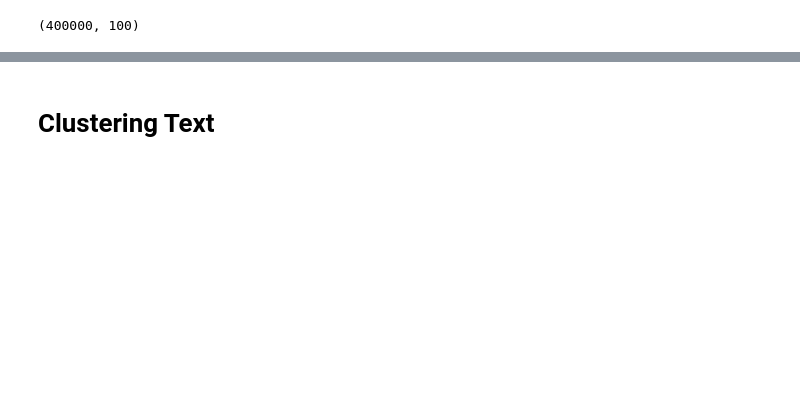
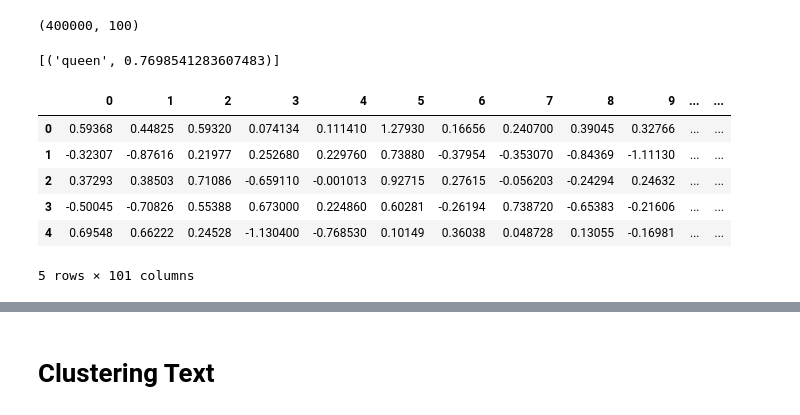
Before and after one commit to VarunDS/dso-599-text-analytics-nlp, a Jupyter notebook: week7/Dimensionality Reduction and Clustering.ipynb, the cells around one changed output, grey strips where cells are left out. Cells and saved outputs as stored; diff of their text form; code cells hidden in the pictures; blank space fills up the shorter version.

```diff
--- a/week7/Dimensionality Reduction and Clustering.ipynb
+++ b/week7/Dimensionality Reduction and Clustering.ipynb
@@ -219,12 +254,29 @@ from gensim.models import KeyedVectors
 filename = 'glove.6B.100d.txt.word2vec'
 model = KeyedVectors.load_word2vec_format(filename, binary=False)
 # calculate: (king - man) + woman = ?
+result = model.most_similar(positive=['woman', 'king'], negative=['man'], topn=1)
+print(result)
+# %% [output]
+[('queen', 0.7698541283607483)]
 # %%
 words = ["woman", "king", "man", "queen", "puppy", "kitten", "cat",
          "quarterback", "football", "stadium", "touchdown",
          "dog", "government", "tax", "federal", "judicial", "elections",
          "avocado", "tomato", "pear", "championship", "playoffs"]
 
-# load word vectors in Pandas dataframe
+vectors = [model.wv[word] for word in words]
+
+import pandas as pd
+vector_df = pd.DataFrame(vectors)
+vector_df["word"] = words
+vector_df.head()
+# %% [output]
+|  | 0 | 1 | 2 | 3 | 4 | 5 | 6 | 7 | 8 | 9 | ... | ... |
+| 0 | 0.59368 | 0.44825 | 0.59320 | 0.074134 | 0.111410 | 1.27930 | 0.16656 | 0.240700 | 0.39045 | 0.32766 | ... | ... |
+| 1 | -0.32307 | -0.87616 | 0.21977 | 0.252680 | 0.229760 | 0.73880 | -0.37954 | -0.353070 | -0.84369 | -1.11130 | ... | ... |
+| 2 | 0.37293 | 0.38503 | 0.71086 | -0.659110 | -0.001013 | 0.92715 | 0.27615 | -0.056203 | -0.24294 | 0.24632 | ... | ... |
+| 3 | -0.50045 | -0.70826 | 0.55388 | 0.673000 | 0.224860 | 0.60281 | -0.26194 | 0.738720 | -0.65383 | -0.21606 | ... | ... |
+| 4 | 0.69548 | 0.66222 | 0.24528 | -1.130400 | -0.768530 | 0.10149 | 0.36038 | 0.048728 | 0.13055 | -0.16981 | ... | ... |
+5 rows × 101 columns
 # %%
 %matplotlib inline
```
Also changed, not shown: parts of 19 cells of this notebook.
